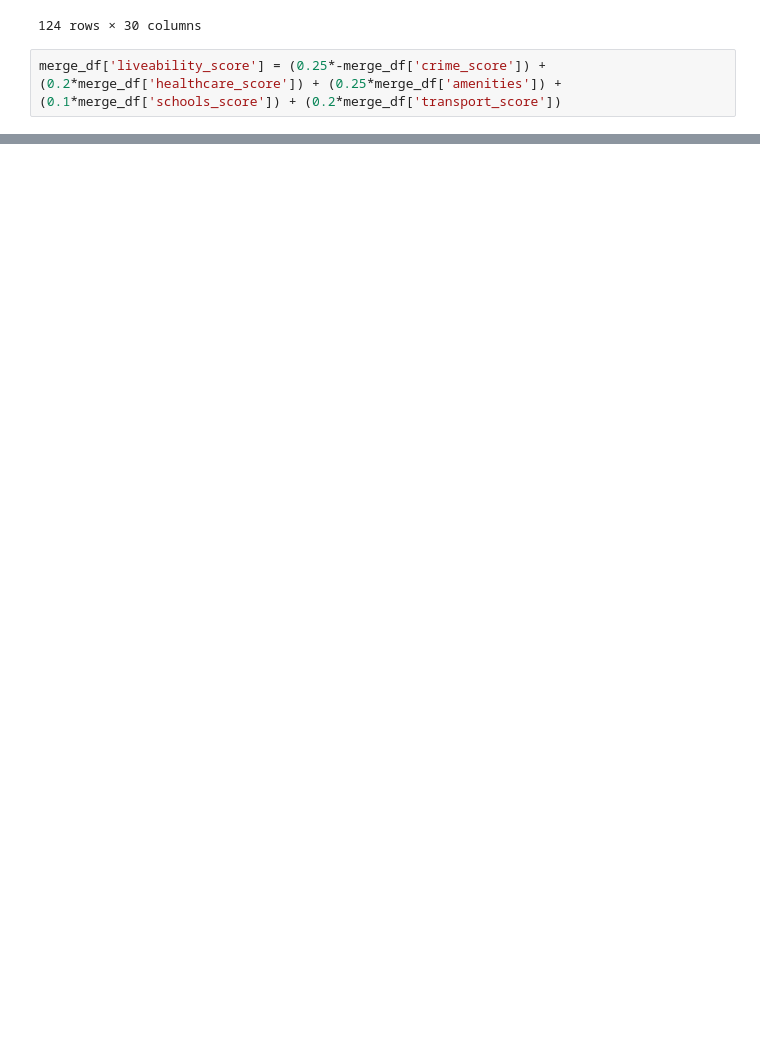
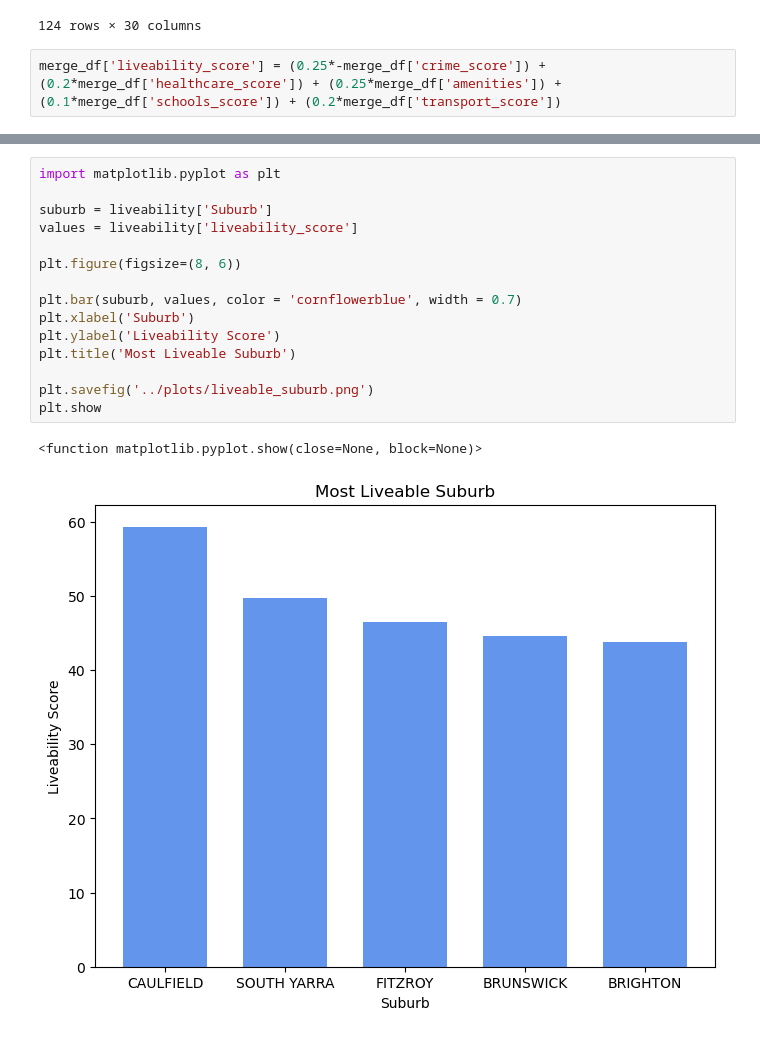
Before and after one commit to vanessagraciia/Real-Estate-Industry-Project, a Jupyter notebook: notebooks/livability - vanessa.ipynb, the cells around one changed output, grey strips where cells are left out. Cells and saved outputs as stored; diff of their text form; blank space fills up the shorter version.

```diff
--- a/notebooks/livability - vanessa.ipynb
+++ b/notebooks/livability - vanessa.ipynb
@@ -444,0 +455,18 @@ merge_df.sort_values(by='liveability_score', ascending=False).head(10)
+# %%
+import matplotlib.pyplot as plt
+
+suburb = liveability['Suburb']
+values = liveability['liveability_score']
+
+plt.figure(figsize=(8, 6))
+
+plt.bar(suburb, values, color = 'cornflowerblue', width = 0.7)
+plt.xlabel('Suburb')
+plt.ylabel('Liveability Score')
+plt.title('Most Liveable Suburb')
+
+plt.savefig('../plots/liveable_suburb.png')
+plt.show
+# %% [output]
+<function matplotlib.pyplot.show(close=None, block=None)>
+[figure, added]
```
Also changed, not shown: parts of 4 cells of this notebook, 8 other files.
